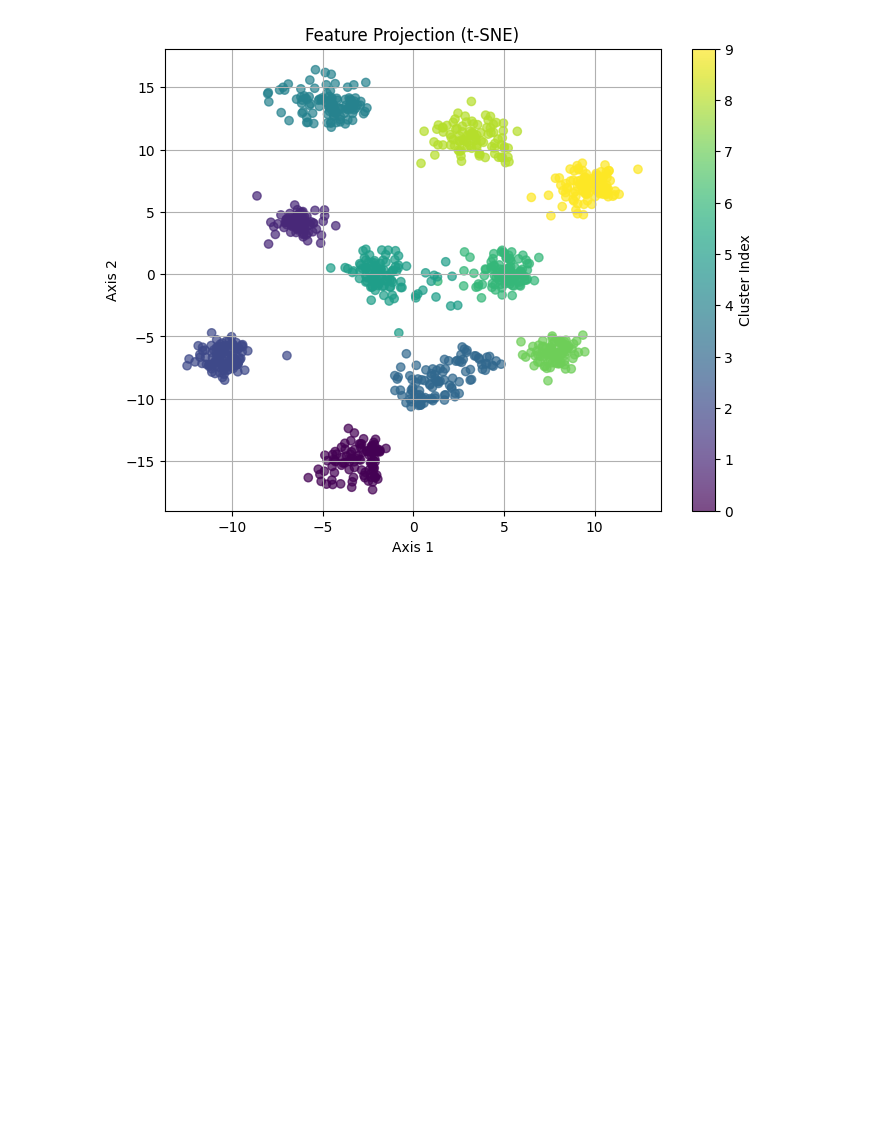
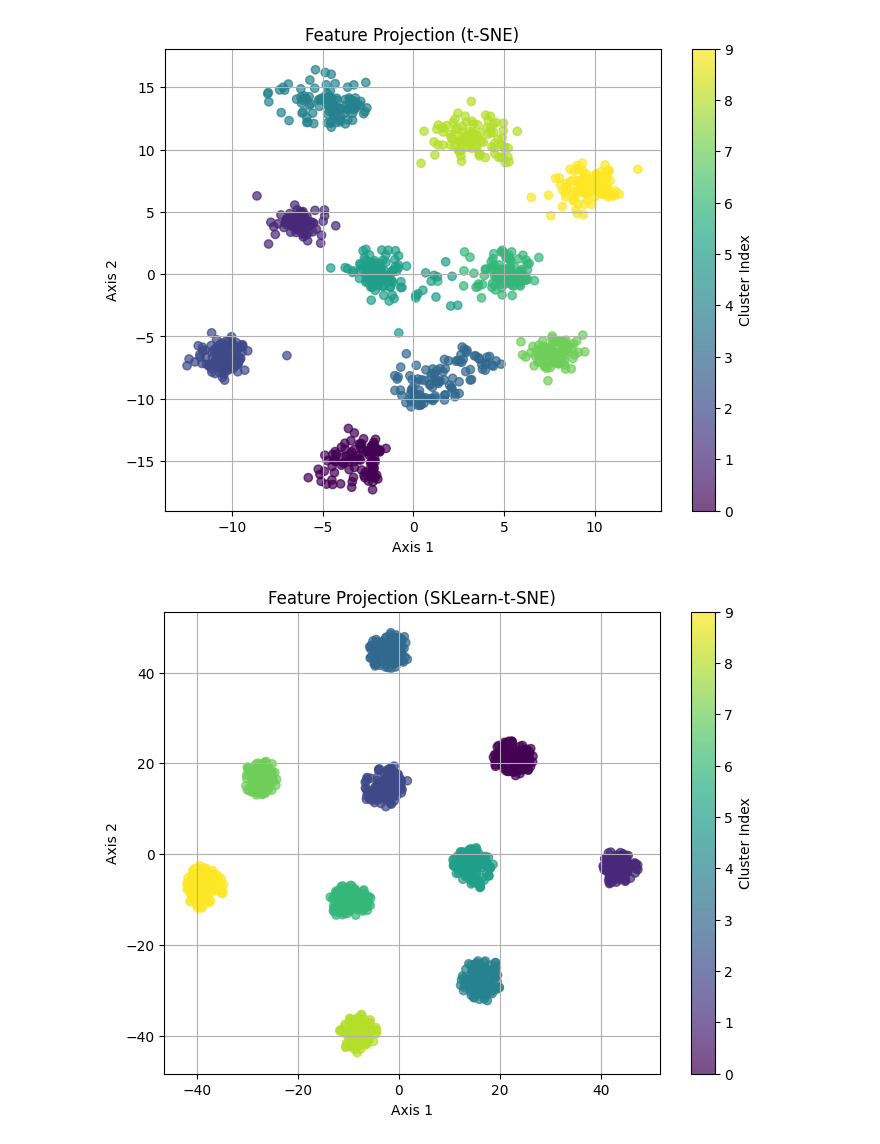
Before and after one commit to hmankodiya/jax-implementations, a Jupyter notebook: tsne/tsne.ipynb, the cells around one changed output. Drawn from its saved outputs; the diff is of its cells as text; code cells hidden in the pictures; blank space fills up the shorter version.

```diff
--- a/tsne/tsne.ipynb
+++ b/tsne/tsne.ipynb
@@ -33,0 +36,6 @@ plot_features(tsne.y, clusters=cluster_assignments, title='Feature Projection (t
+# %%
+tsne_sklearn = TSNE(n_components=2)
+tsne_sklean_y = tsne_sklearn.fit_transform(random_arr)
+plot_features(tsne_sklean_y, clusters=cluster_assignments, title='Feature Projection (SKLearn-t-SNE)')
+# %% [output]
+[figure, added]
```
Also changed, not shown: parts of 3 cells of this notebook, 1 other file.
